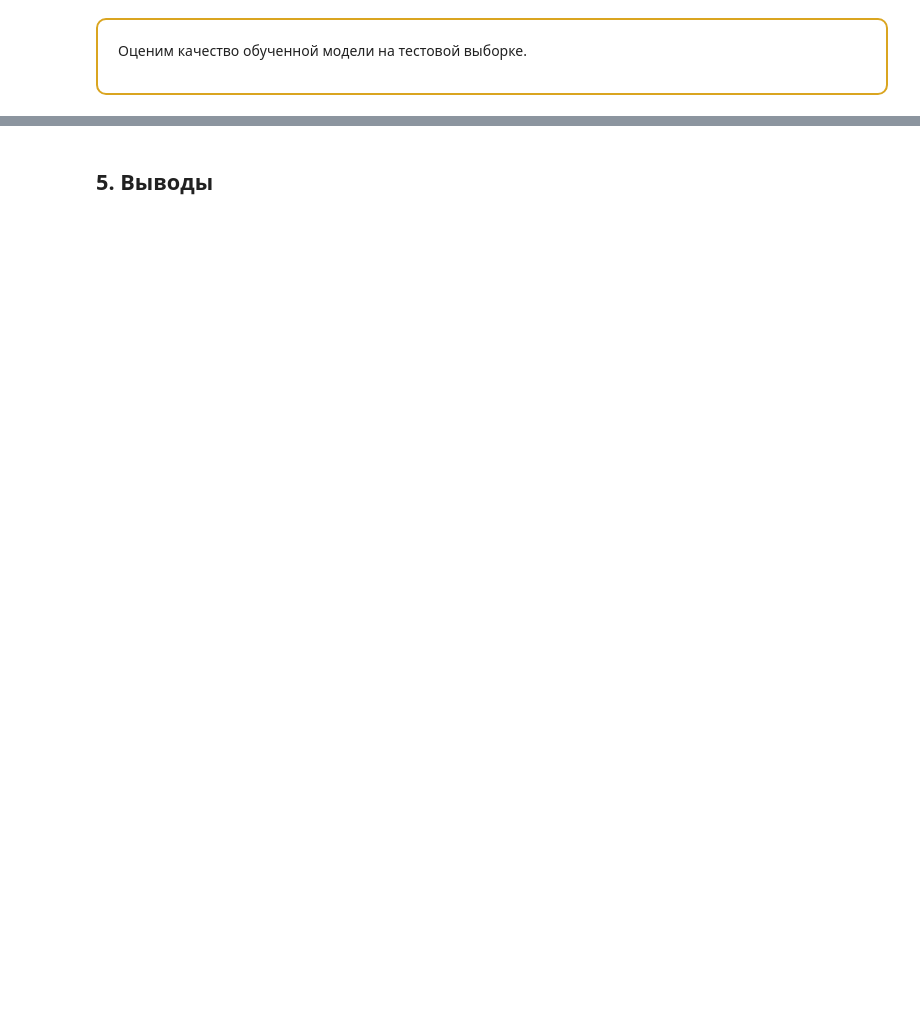
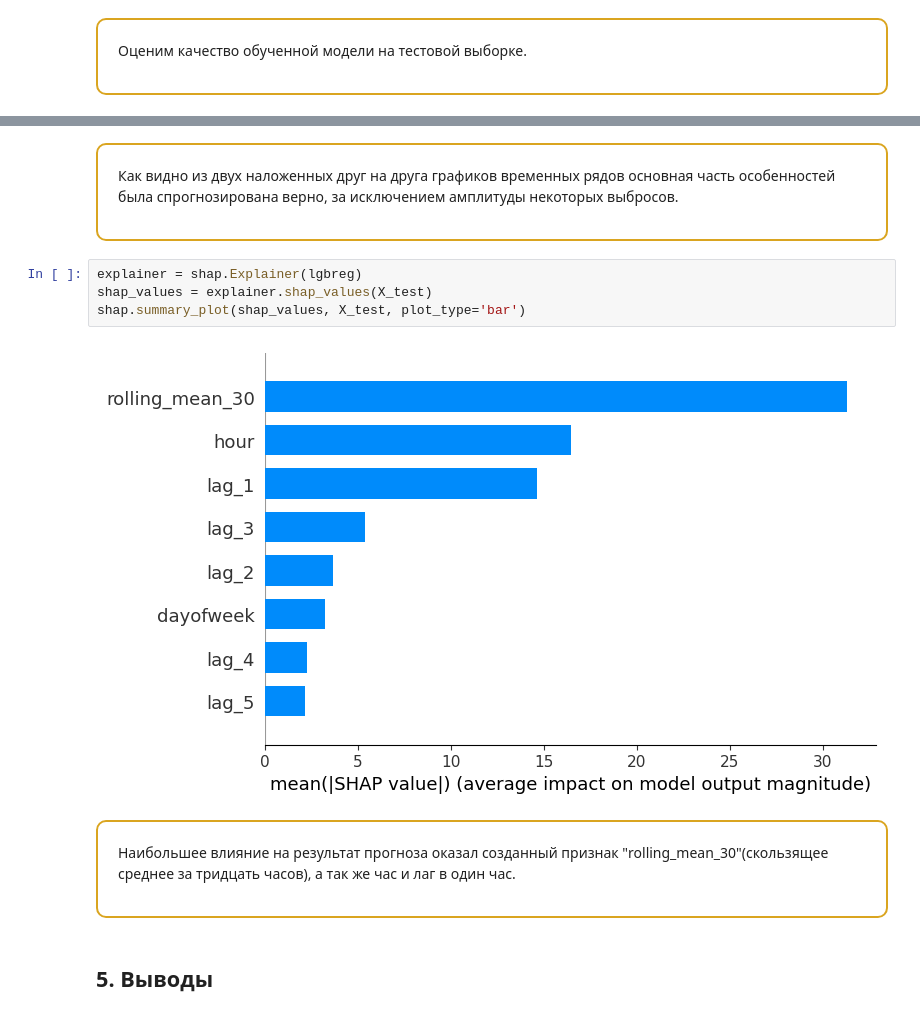
Before and after one commit to akrill-ds/Portfolio, a Jupyter notebook: Taxi orders/taxi_orders_prediction.ipynb, the cells around one changed output, grey strips where cells are left out. Cells and saved outputs as stored; diff of their text form; blank space fills up the shorter version.

```diff
--- a/Taxi orders/taxi_orders_prediction.ipynb
+++ b/Taxi orders/taxi_orders_prediction.ipynb
@@ -451,3 +450,17 @@ print(f'Тривиальная модель: rmse = {mean_squared_error(y_test,
+# %% [markdown]
+<div style="border:solid GoldenRod 2px; padding: 20px; border-radius: 10px">
+
+Как видно из двух наложенных друг на друга графиков временных рядов основная часть особенностей была спрогнозирована верно, за исключением амплитуды некоторых выбросов.
+# %%
+explainer = shap.Explainer(lgbreg)
+shap_values = explainer.shap_values(X_test)
+shap.summary_plot(shap_values, X_test, plot_type='bar')
+# %% [output]
+[figure, added]
+# %% [markdown]
+<div style="border:solid GoldenRod 2px; padding: 20px; border-radius: 10px">
+
+Наибольшее влияние на результат прогноза оказал созданный признак "rolling_mean_30"(скользящее среднее за тридцать часов), а так же час и лаг в один час.
 # %% [markdown]
 ## 5. Выводы
 # %% [markdown]
```
Also changed, not shown: parts of 23 cells of this notebook.
